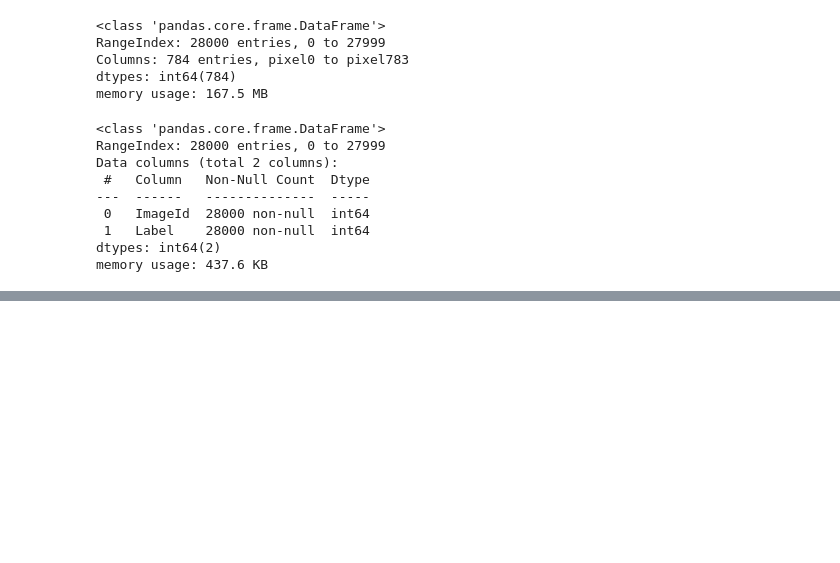
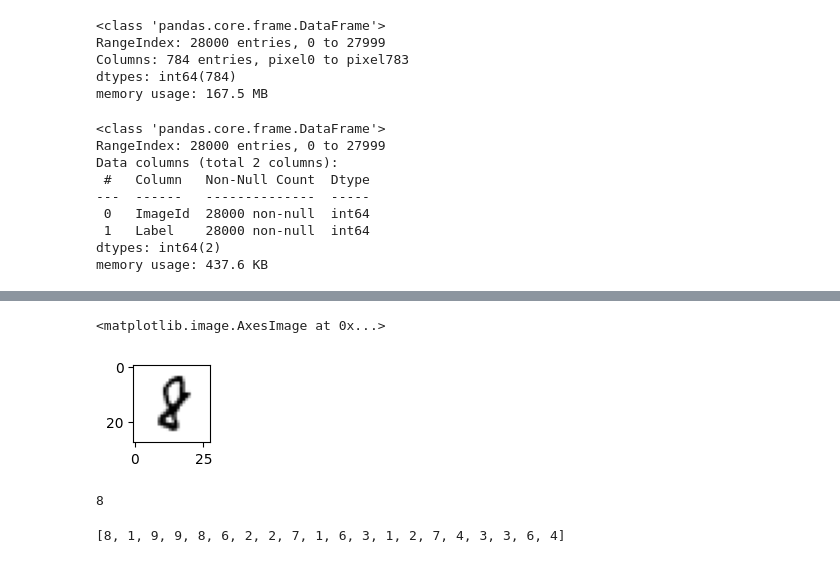
Before and after one commit to shivam6862/Digit-Recognizer, a Jupyter notebook: model/Digit-Recognizer.ipynb, the cells around one changed output, grey strips where cells are left out. Saved outputs shown, nothing was run; the diff lists cells and outputs as text; code cells hidden in the pictures; blank space fills up the shorter version.

```diff
--- a/model/Digit-Recognizer.ipynb
+++ b/model/Digit-Recognizer.ipynb
@@ -80,0 +106,5 @@ memory usage: 437.6 KB
+# %%
+# converting number 0 to 256 to 0 to 1
+x_train_df = train_df.iloc[:, 1:].values / 256
+x_test_df = test_df.iloc[:, :].values / 256
+x_train_df[number]
@@ -80,0 +129,3 @@ memory usage: 437.6 KB
+# %%
+y_train_df = train_df.iloc[:, 0].values
+y_train_df[number]
@@ -80,0 +264,10 @@ memory usage: 437.6 KB
+# %%
+plt.figure(figsize=(1, 1))
+plt.imshow(x_test[0].reshape(28, 28), cmap=plt.cm.binary)
+# %% [output]
+<matplotlib.image.AxesImage at 0x...>
+[figure, added]
+# %%
+np.argmax(y_predicted[0])
+# %% [output]
+8
@@ -80,0 +276,4 @@ memory usage: 437.6 KB
+# %%
+y_predicted_labels[:20]
+# %% [output]
+[8, 1, 9, 9, 8, 6, 2, 2, 7, 1, 6, 3, 1, 2, 7, 4, 3, 3, 6, 4]
```
Also changed, not shown: parts of 29 cells of this notebook.
